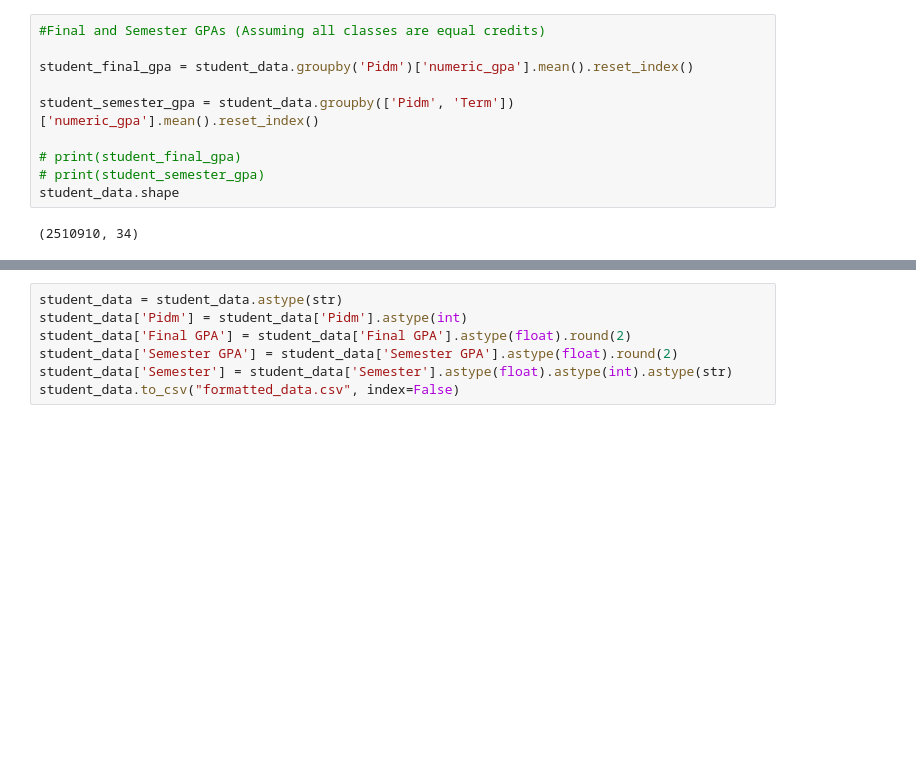
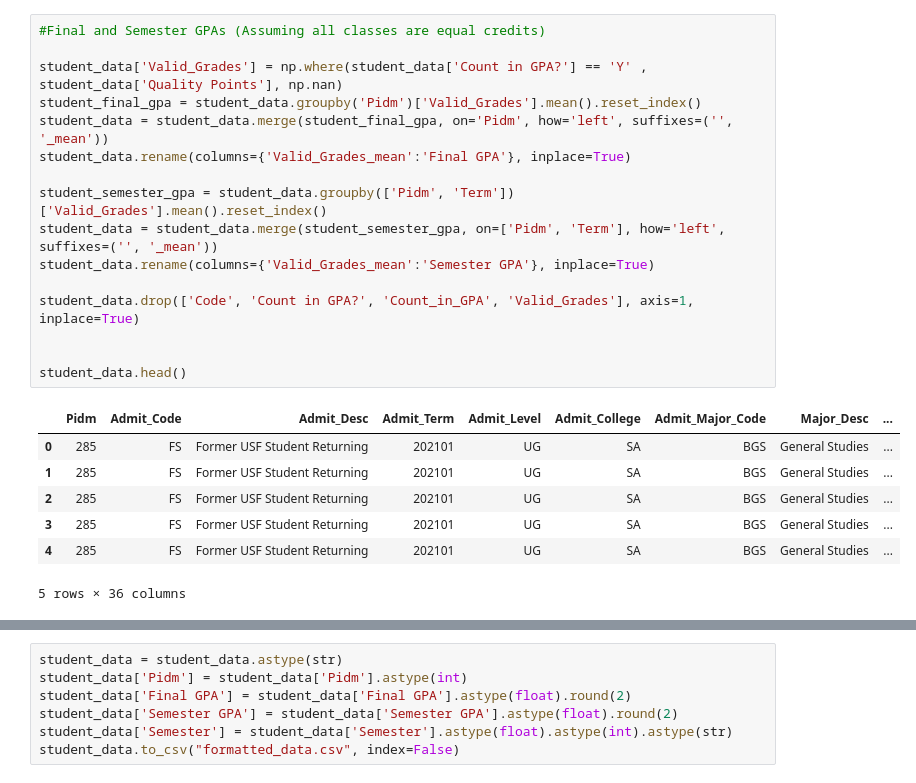
Before and after one commit to ArtKrutsko/CIS4915, a Jupyter notebook: new-table.ipynb, the cells around one changed output, grey strips where cells are left out. Drawn from its saved outputs; the diff is of its cells as text; blank space fills up the shorter version.

```diff
--- a/new-table.ipynb
+++ b/new-table.ipynb
@@ -26,13 +29,25 @@ student_data.shape
 # %%
 #Final and Semester GPAs (Assuming all classes are equal credits)
 
-student_final_gpa = student_data.groupby('Pidm')['numeric_gpa'].mean().reset_index()
+student_data['Valid_Grades'] = np.where(student_data['Count in GPA?'] == 'Y' , student_data['Quality Points'], np.nan)
+student_final_gpa = student_data.groupby('Pidm')['Valid_Grades'].mean().reset_index()
+student_data = student_data.merge(student_final_gpa, on='Pidm', how='left', suffixes=('', '_mean'))
+student_data.rename(columns={'Valid_Grades_mean':'Final GPA'}, inplace=True)
 
-student_semester_gpa = student_data.groupby(['Pidm', 'Term'])['numeric_gpa'].mean().reset_index()
+student_semester_gpa = student_data.groupby(['Pidm', 'Term'])['Valid_Grades'].mean().reset_index()
+student_data = student_data.merge(student_semester_gpa, on=['Pidm', 'Term'], how='left', suffixes=('', '_mean'))
+student_data.rename(columns={'Valid_Grades_mean':'Semester GPA'}, inplace=True)
 
-# print(student_final_gpa)
-# print(student_semester_gpa)
-student_data.shape
+student_data.drop(['Code', 'Count in GPA?', 'Count_in_GPA', 'Valid_Grades'], axis=1, inplace=True)
+
+
+student_data.head()
 # %% [output]
+|  | Pidm | Admit_Code | Admit_Desc | Admit_Term | Admit_Level | Admit_College | Admit_Major_Code | Major_Desc | ... |
+| 0 | 285 | FS | Former USF Student Returning | 202101 | UG | SA | BGS | General Studies | ... |
+| 1 | 285 | FS | Former USF Student Returning | 202101 | UG | SA | BGS | General Studies | ... |
+| 2 | 285 | FS | Former USF Student Returning | 202101 | UG | SA | BGS | General Studies | ... |
+| 3 | 285 | FS | Former USF Student Returning | 202101 | UG | SA | BGS | General Studies | ... |
+| 4 | 285 | FS | Former USF Student Returning | 202101 | UG | SA | BGS | General Studies | ... |
-(2510910, 34)
+5 rows × 36 columns
 # %%
```
Also changed, not shown: parts of 8 cells of this notebook, 1 other file.
